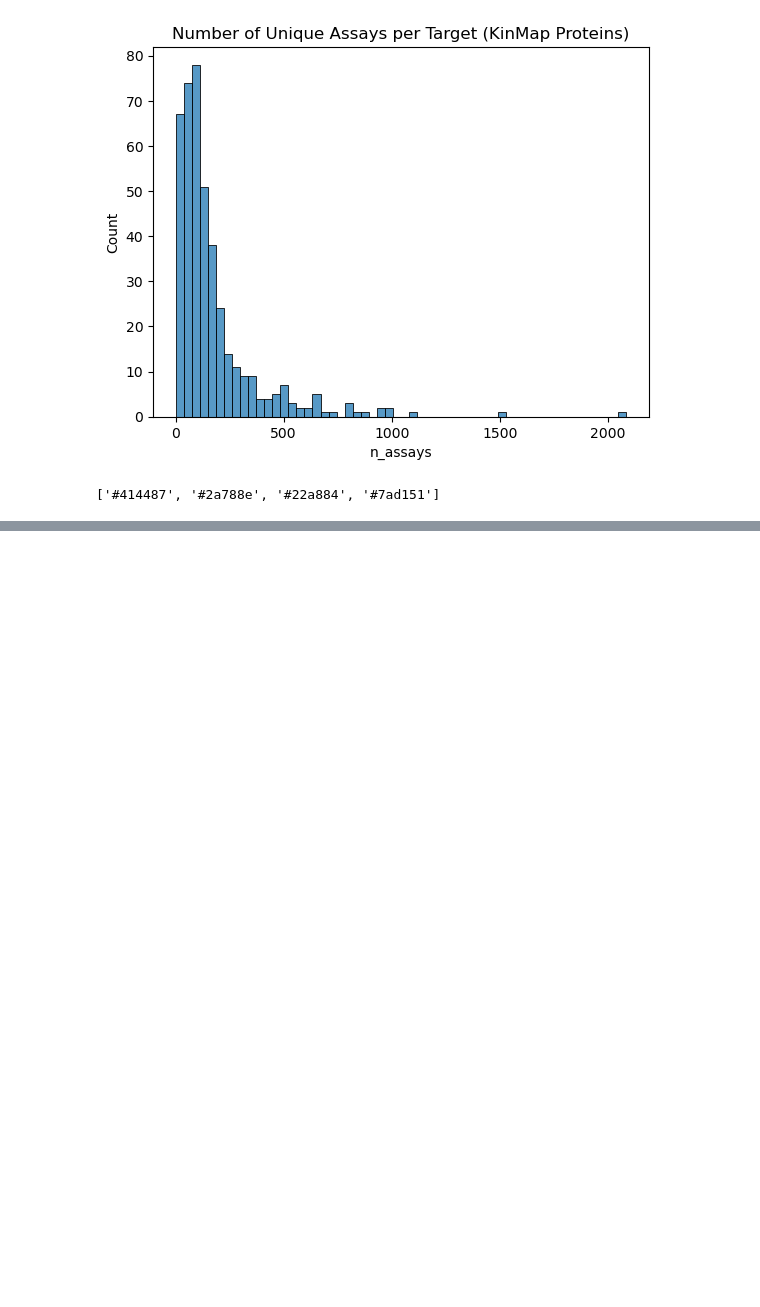
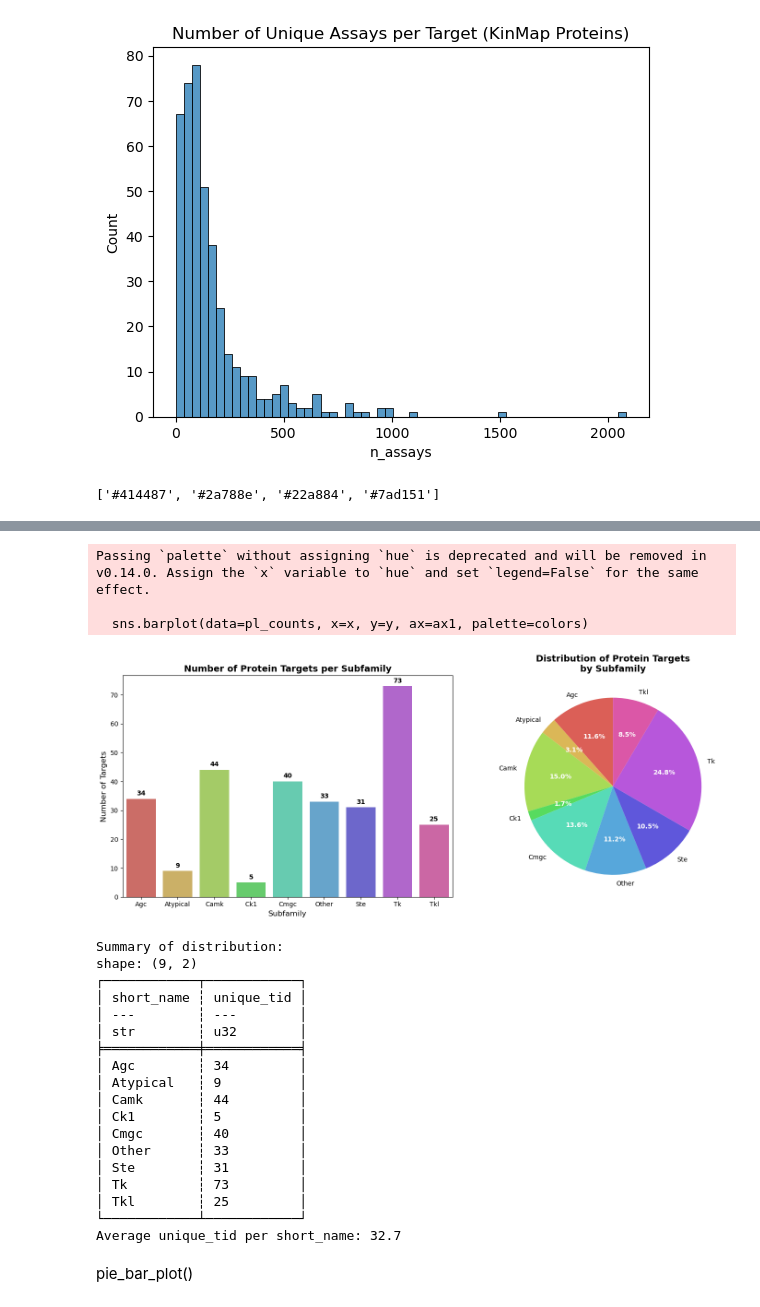
Before and after one commit to Jack-42/ligandActivityAnalysis, a Jupyter notebook: notebooks/exploratory_analysis.ipynb, the cells around one changed output, grey strips where cells are left out. Drawn from its saved outputs; the diff is of its cells as text; code cells hidden in the pictures; blank space fills up the shorter version.

```diff
--- a/notebooks/exploratory_analysis.ipynb
+++ b/notebooks/exploratory_analysis.ipynb
@@ -204,0 +309,38 @@ ktarget_df.write_csv("/home/jack/unm_gra/data/LAA/Homosapiens-SINGLEPROTEIN-1100
+# %%
+bar_title = "Number of Protein Targets per Subfamily"
+pie_title = "Distribution of Protein Targets\nby Subfamily"
+x = "short_name"
+y = "unique_tid"
+xlabel = "Subfamily"
+ylabel = "Number of Targets"
+# Calculate unique ligands per family cluster
+ligand_counts = (cluster_df
+                .group_by(x)
+                .agg(pl.col('tid').n_unique().alias('unique_tid'))
+                .sort(x))
+pie_bar_plot(ligand_counts, x, y, bar_title, pie_title, xlabel, ylabel)
+# %% [output]
+Passing `palette` without assigning `hue` is deprecated and will be removed in v0.14.0. Assign the `x` variable to `hue` and set `legend=False` for the same effect.
+
+  sns.barplot(data=pl_counts, x=x, y=y, ax=ax1, palette=colors)
+[figure, added]
+Summary of distribution:
+shape: (9, 2)
+┌────────────┬────────────┐
+│ short_name ┆ unique_tid │
+│ ---        ┆ ---        │
+│ str        ┆ u32        │
+╞════════════╪════════════╡
+│ Agc        ┆ 34         │
+│ Atypical   ┆ 9          │
+│ Camk       ┆ 44         │
+│ Ck1        ┆ 5          │
+│ Cmgc       ┆ 40         │
+│ Other      ┆ 33         │
+│ Ste        ┆ 31         │
+│ Tk         ┆ 73         │
+│ Tkl        ┆ 25         │
+└────────────┴────────────┘
+Average unique_tid per short_name: 32.7
+# %% [markdown]
+pie_bar_plot()
```
Also changed, not shown: parts of 8 cells of this notebook.
